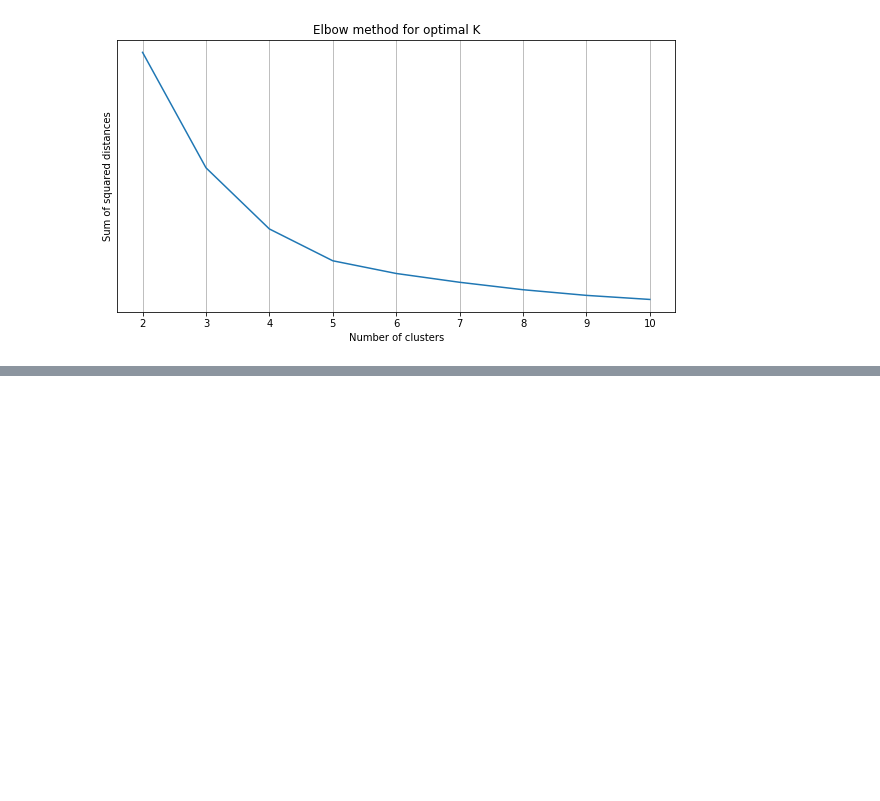
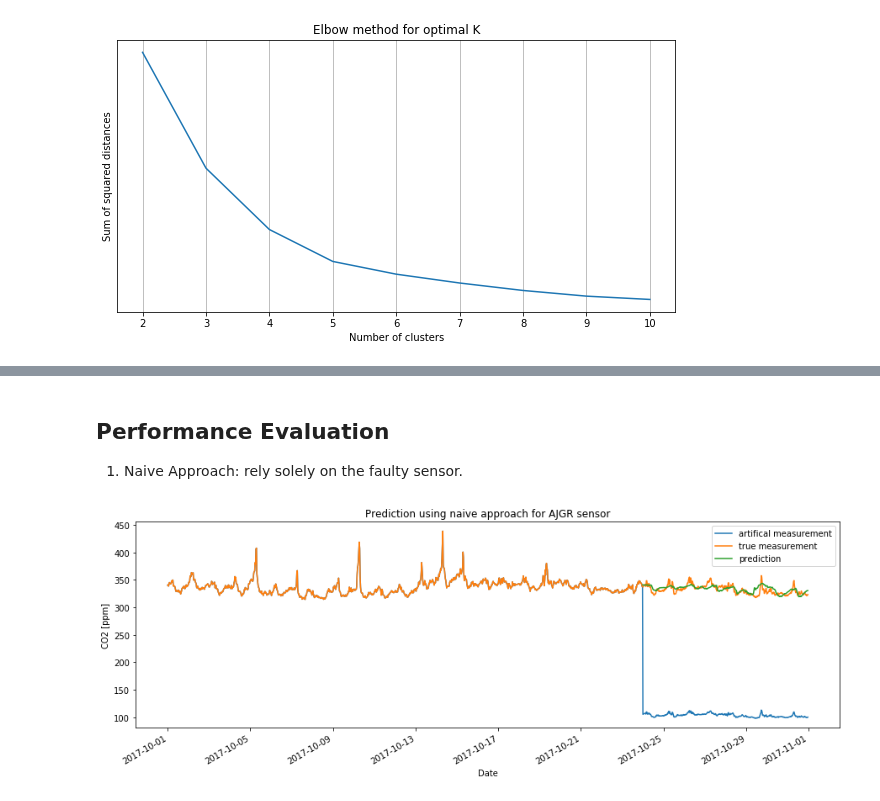
Before and after one commit to joelmfonseca/COM-503, a Jupyter notebook: mini_project/mini_project.ipynb, the cells around one changed output, grey strips where cells are left out. Drawn from its saved outputs; the diff is of its cells as text; code cells hidden in the pictures; blank space fills up the shorter version.

Commit message:
added comments + done naive approach

```diff
--- a/mini_project/mini_project.ipynb
+++ b/mini_project/mini_project.ipynb
@@ -295,0 +309,4 @@ plt.show()
+# %% [markdown]
+## Performance Evaluation
+
+1) Naive Approach: rely solely on the faulty sensor.
@@ -295,0 +330,10 @@ plt.show()
+# %%
+fig, ax = plt.subplots(figsize=(15,5))
+df_mth[df_mth['LocationName'] == 'AJGR'][['CO2', 'groundtruth', 'prediction']].plot(ax=ax)
+plt.title('Prediction using naive approach for AJGR sensor')
+plt.xlabel('Date')
+plt.ylabel('CO2 [ppm]')
+plt.legend(['artifical measurement', 'true measurement', 'prediction'])
+plt.show()
+# %% [output]
+[figure, added]
```
Also changed, not shown: parts of 14 cells of this notebook, 1 other file.
